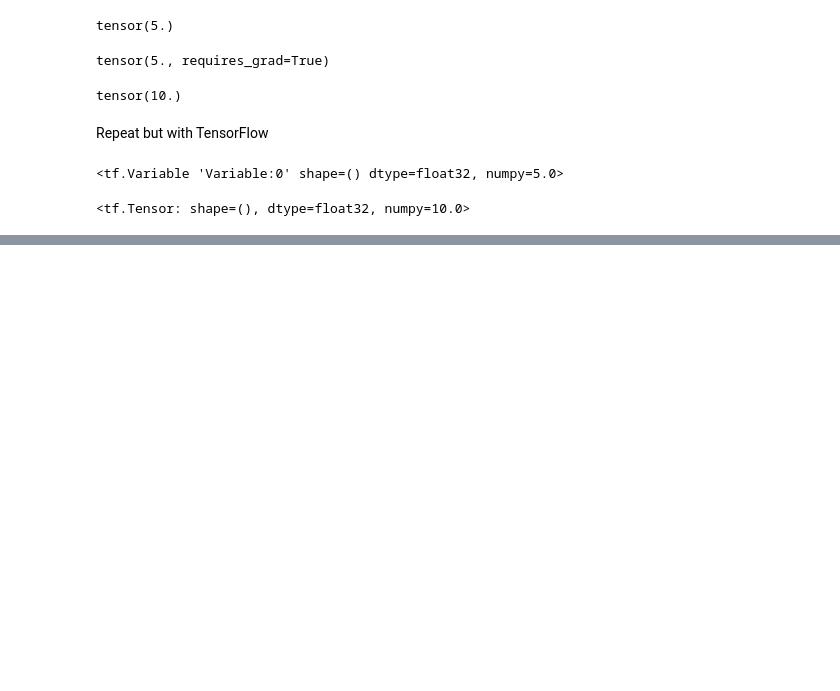
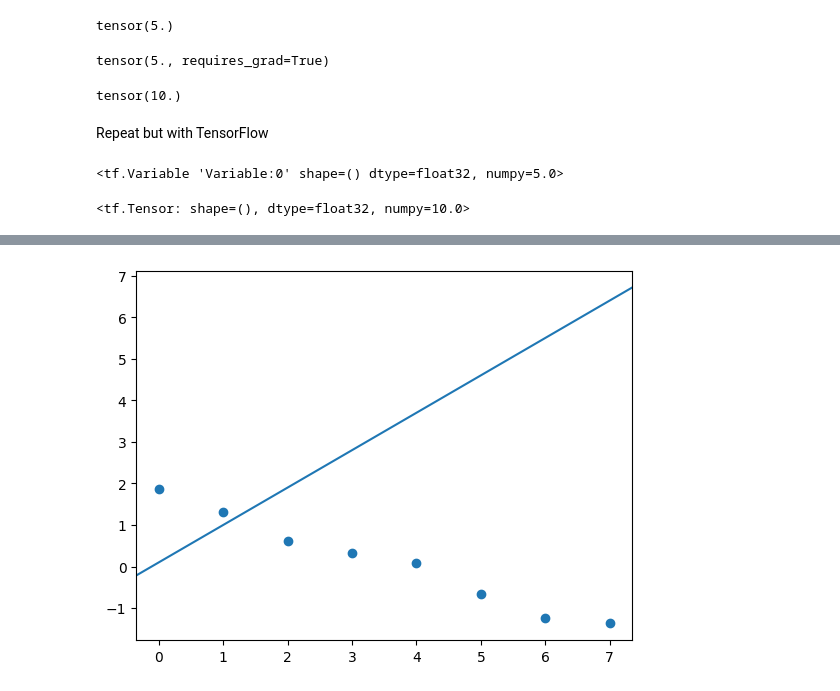
Before and after one commit to Camiloesp/Mathematical-Foundations-of-Machine-Learning, a Jupyter notebook: 72_AutomaticDifferentiation.ipynb, the cells around one changed output, grey strips where cells are left out. Saved outputs shown, nothing was run; the diff lists cells and outputs as text; code cells hidden in the pictures; blank space fills up the shorter version.

```diff
--- a/72_AutomaticDifferentiation.ipynb
+++ b/72_AutomaticDifferentiation.ipynb
@@ -45,0 +85,34 @@ t.gradient(y,x) # use autodiff
+# %%
+def regression_plot(my_x,my_y,my_m,my_b):
+    '''
+    fig, ax = plt.subplots()
+
+    ax.scatter(my_x,my_y)
+
+    x_min, x_max = ax.get_xlim()
+    y_min, y_max = my_m*x_min + my_b, my_m*x_max + my_b
+
+    ax.set_xlim([x_min, x_max])
+    _=ax.plot([x_min, x_max], [y_min, y_max])
+    '''
+    # Convert input data for plotting
+    x_np = my_x.detach().numpy() if torch.is_tensor(my_x) else my_x
+    y_np = my_y.detach().numpy() if torch.is_tensor(my_y) else my_y
+    m_val = my_m.item() if torch.is_tensor(my_m) else my_m
+    b_val = my_b.item() if torch.is_tensor(my_b) else my_b
+
+    fig, ax = plt.subplots()
+    ax.scatter(x_np, y_np)
+
+    x_min, x_max = ax.get_xlim()
+
+    # Ensure y_min and y_max are floats
+    y_min = float(m_val * x_min + b_val)
+    y_max = float(m_val * x_max + b_val)
+
+    ax.set_xlim([x_min, x_max])
+    ax.plot([x_min, x_max], [y_min, y_max])
+# %%
+regression_plot(x,y,m,b)
+# %% [output]
+[figure, added]
```
Also changed, not shown: parts of 9 cells of this notebook.
